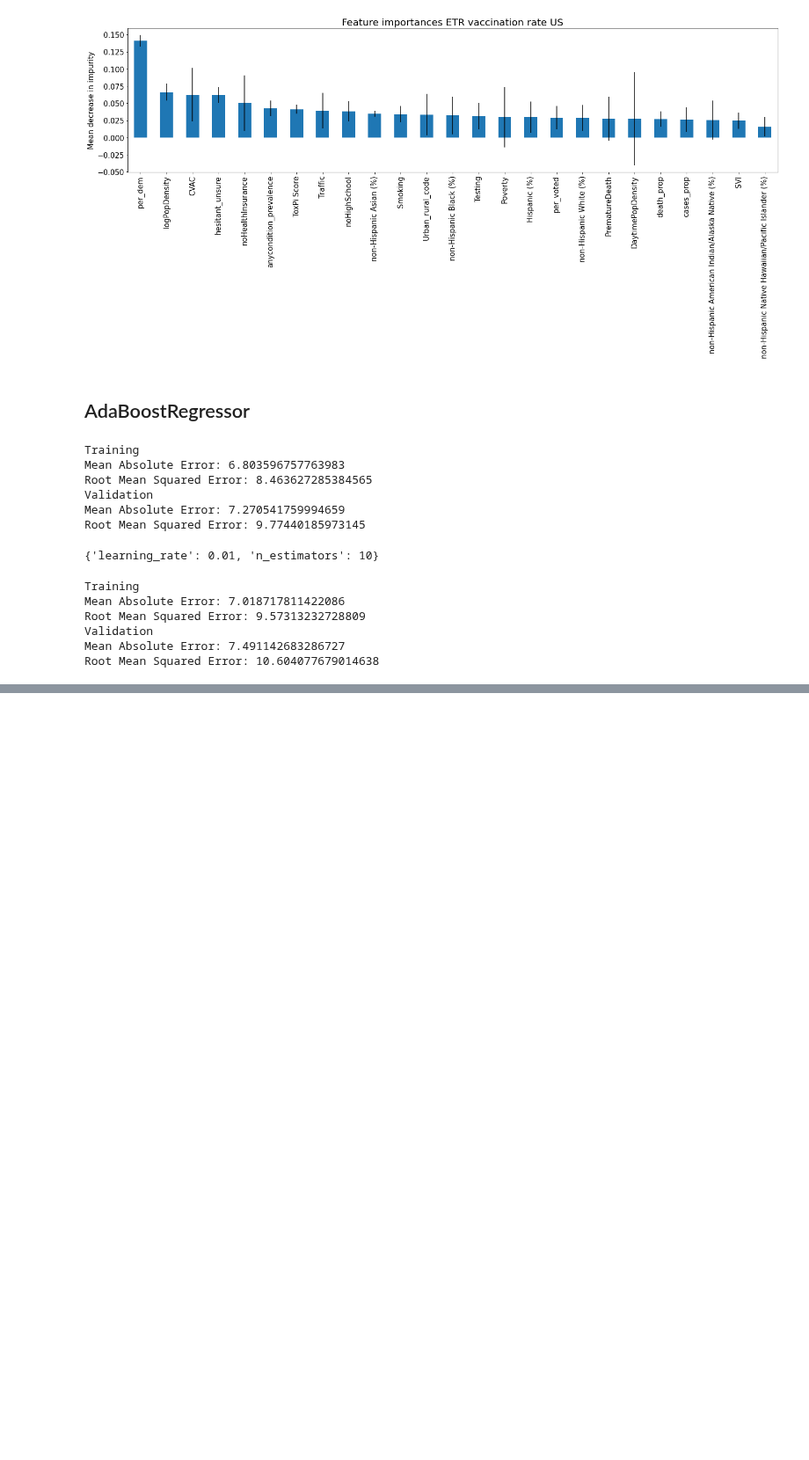
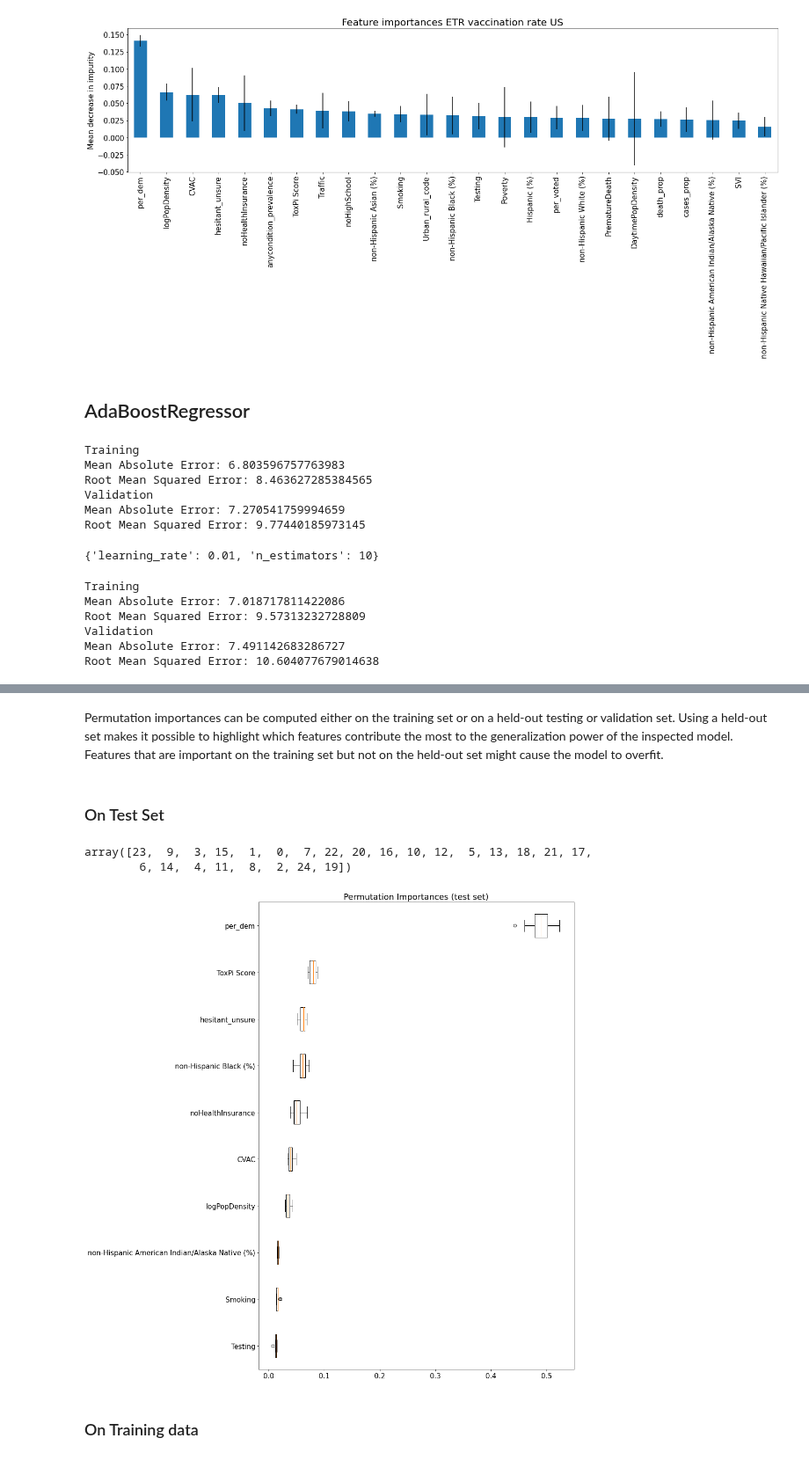
Before and after one commit to ralidimitrova/DS4A_team27, a Jupyter notebook: prediction_modelling/prediction_modelling.ipynb, the cells around one changed output, grey strips where cells are left out. Shown at 88% size. Drawn from its saved outputs; the diff is of its cells as text; code cells hidden in the pictures; blank space fills up the shorter version.

Commit message:
permutations + final test
permutation importances code and figs, final test prediction

```diff
--- a/prediction_modelling/prediction_modelling.ipynb
+++ b/prediction_modelling/prediction_modelling.ipynb
@@ -796,0 +799,12 @@ Root Mean Squared Error: 10.604077679014638
+# %%
+X_train_val = X_train_val_fips.drop(columns = ['fips','state', 'county'])
+# %%
+etr_opt = ExtraTreesRegressor(n_estimators = 500, max_features = 'auto', max_depth = 15,
+                              min_samples_leaf = 3)
+etr_opt.fit(X_train_val, y_train_val)
+y_t = etr_opt.predict(X_test)
+
+print('Rho: {:2f}'.format(spearmanr(y_test,y_t)[0]))
+print('MAE: {:2f}'.format(mean_absolute_error(y_test,y_t)))
+print('R2: {:2f},'.format(r2_score(y_test,y_t)))
+print('RMSE: {:2f}'.format(np.sqrt(mean_squared_error(y_test,y_t))))
@@ -796,0 +818,2 @@ Root Mean Squared Error: 10.604077679014638
+# %% [markdown]
+Permutation importances can be computed either on the training set or on a held-out testing or validation set. Using a held-out set makes it possible to highlight which features contribute the most to the generalization power of the inspected model. Features that are important on the training set but not on the held-out set might cause the model to overfit.
@@ -796,0 +822,31 @@ Root Mean Squared Error: 10.604077679014638
+# %% [markdown]
+### On Test Set
+# %%
+etr_opt = ExtraTreesRegressor(n_estimators = 500, max_features = 'auto', max_depth = 15,
+                              min_samples_leaf = 3)
+etr_opt.fit(X_train_val, y_train_val)
+
+result = permutation_importance(etr_opt, X_test, y_test, n_repeats=10,
+                                random_state=42, n_jobs=2)
+sorted_idx = result.importances_mean.argsort()
+# %%
+sorted_idx
+# %% [output]
+array([23,  9,  3, 15,  1,  0,  7, 22, 20, 16, 10, 12,  5, 13, 18, 21, 17,
+        6, 14,  4, 11,  8,  2, 24, 19])
+# %%
+sorted_idx_10 = sorted_idx[-10:]
+
+plt.rcParams["figure.figsize"] = (15,15)
+fig, ax = plt.subplots()
+ax.boxplot(result.importances[sorted_idx_10].T,
+           vert=False, labels=X_test.columns[sorted_idx_10])
+ax.set_title("Permutation Importances (test set)", fontsize = 18)
+ax.tick_params(axis='both', which='major', labelsize=15)
+fig.tight_layout()
+plt.savefig('../data/plots/' + 'perm_imp_test.png', dpi = 300)
+plt.show()
+# %% [output]
+[figure, added]
+# %% [markdown]
+### On Training data
```
Also changed, not shown: parts of 6 cells of this notebook, 2 other files.
